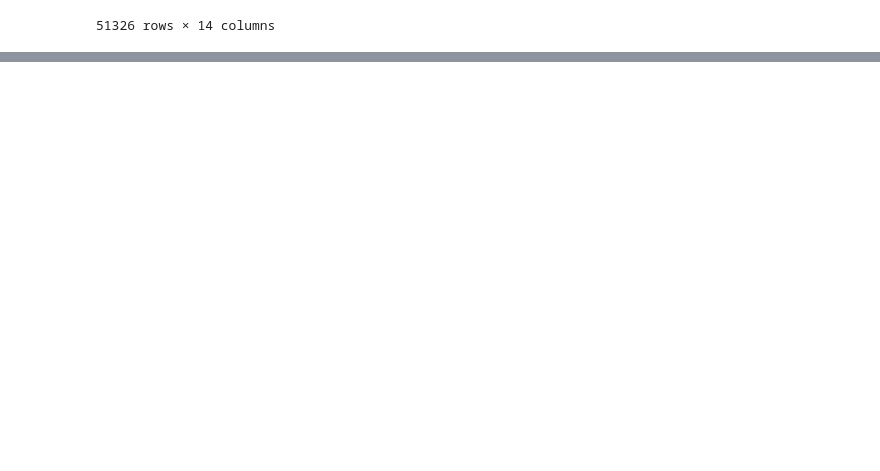
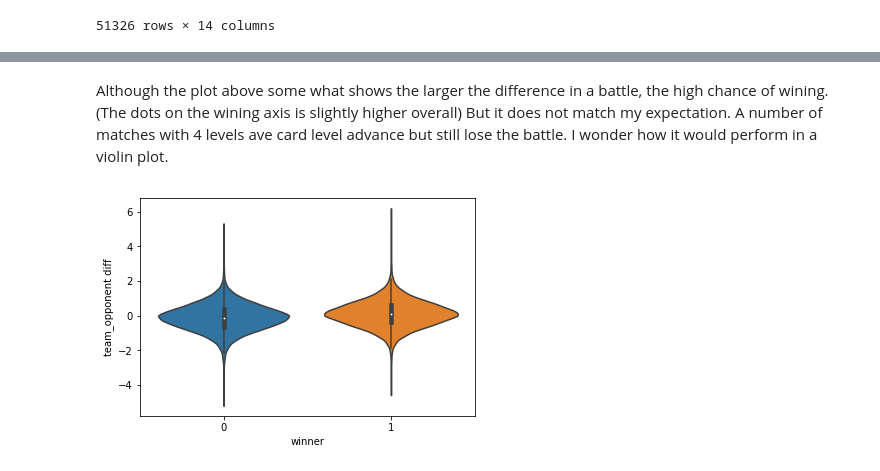
Before and after one commit to JiahongXue/Clash-Royale-Card-Usage-Analysis, a Jupyter notebook: Data Cleaning and Manipulation.ipynb, the cells around one changed output, grey strips where cells are left out. Saved outputs shown, nothing was run; the diff lists cells and outputs as text; code cells hidden in the pictures; blank space fills up the shorter version.

```diff
--- a/Data Cleaning and Manipulation.ipynb
+++ b/Data Cleaning and Manipulation.ipynb
@@ -117,0 +179,6 @@ Index(['clan', 'crownsEarned', 'deck', 'deckLink', 'name', 'startTrophies',
+# %% [markdown]
+Although the plot above some what shows the larger the difference in a battle, the high chance of wining. (The dots on the wining axis is slightly higher overall) But it does not match my expectation. A number of matches with 4 levels ave card level advance but still lose the battle. I wonder how it would perform in a violin plot.
+# %%
+sns.violinplot(x = "winner", y = "team_opponent diff", data = level_winner_df);
+# %% [output]
+[figure, added]
```
Also changed, not shown: parts of 22 cells of this notebook, 1 other file.
